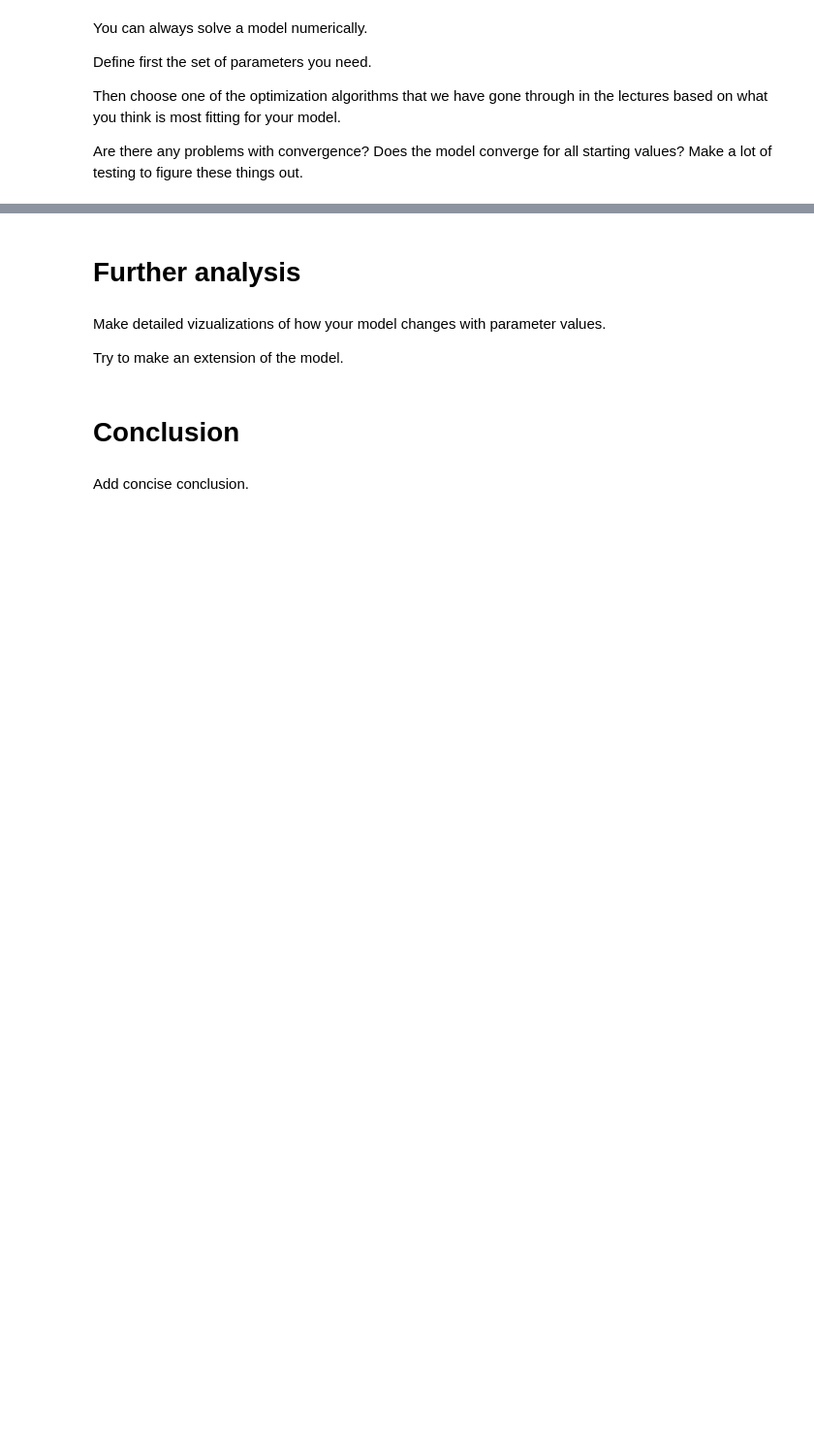
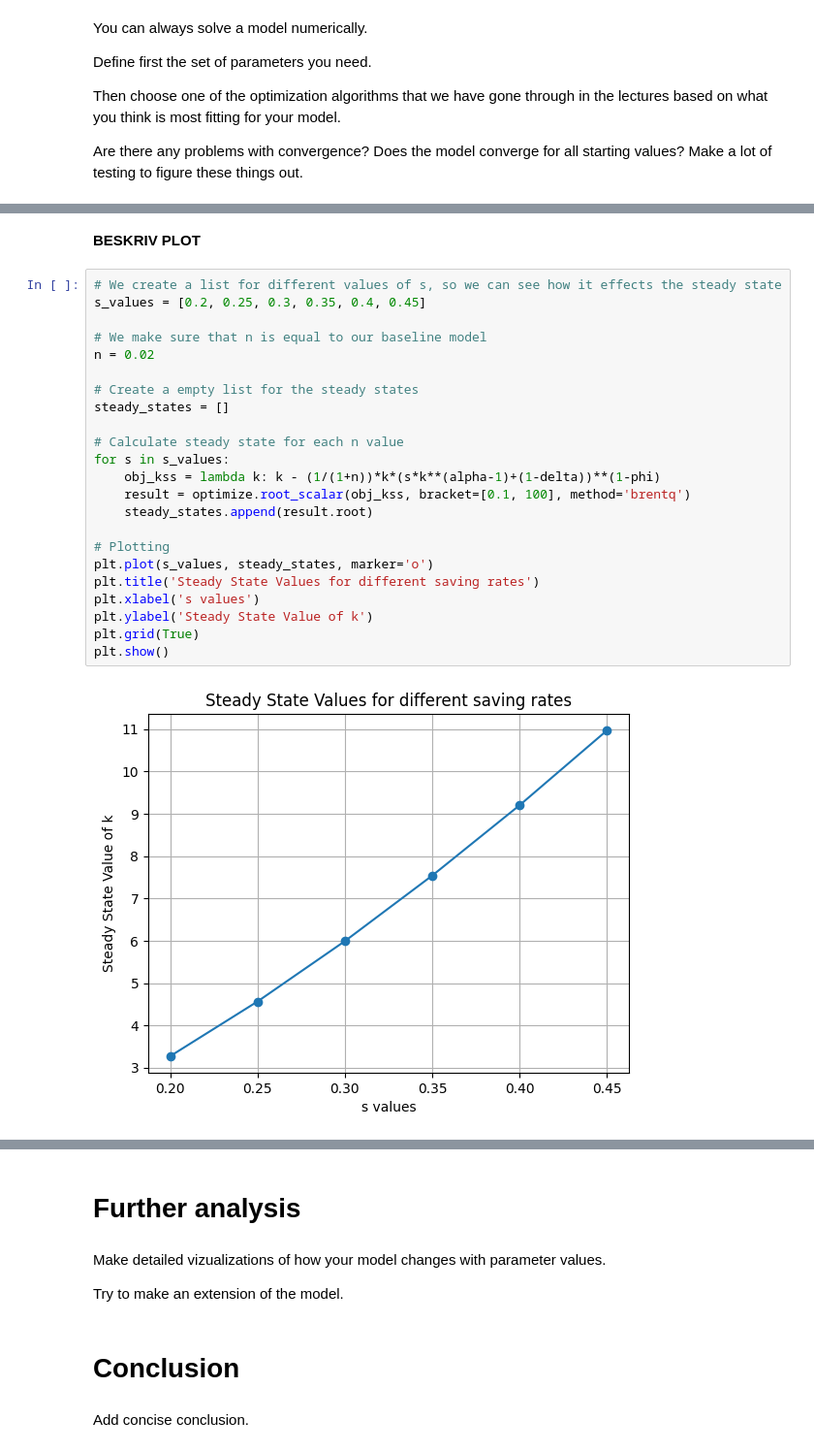
Before and after one commit to NumEconCopenhagen/projects-2024-simon-katrine, a Jupyter notebook: modelproject/modelproject.ipynb, the cells around one changed output, grey strips where cells are left out. Shown at 97% size. Saved outputs shown, nothing was run; the diff lists cells and outputs as text; blank space fills up the shorter version.

```diff
--- a/modelproject/modelproject.ipynb
+++ b/modelproject/modelproject.ipynb
@@ -143,0 +181,27 @@ Are there any problems with convergence? Does the model converge for all startin
+# %% [markdown]
+**BESKRIV PLOT**
+# %%
+# We create a list for different values of s, so we can see how it effects the steady state
+s_values = [0.2, 0.25, 0.3, 0.35, 0.4, 0.45]
+
+# We make sure that n is equal to our baseline model
+n = 0.02
+
+# Create a empty list for the steady states
+steady_states = []
+
+# Calculate steady state for each n value
+for s in s_values:
+    obj_kss = lambda k: k - (1/(1+n))*k*(s*k**(alpha-1)+(1-delta))**(1-phi)
+    result = optimize.root_scalar(obj_kss, bracket=[0.1, 100], method='brentq')
+    steady_states.append(result.root)
+
+# Plotting
+plt.plot(s_values, steady_states, marker='o')
+plt.title('Steady State Values for different saving rates')
+plt.xlabel('s values')
+plt.ylabel('Steady State Value of k')
+plt.grid(True)
+plt.show()
+# %% [output]
+[figure, added]
```
Also changed, not shown: parts of 23 cells of this notebook, 1 other file.
